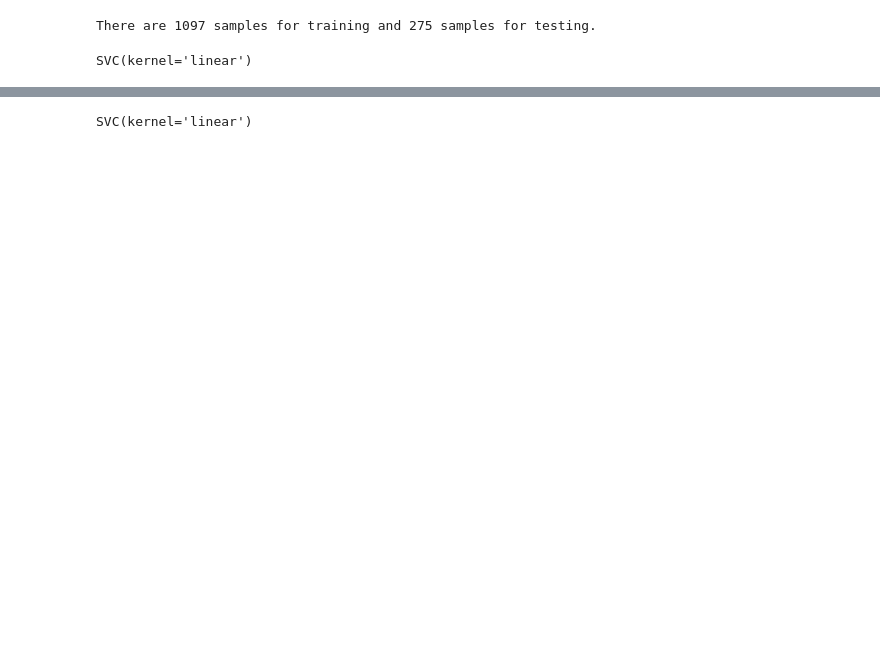
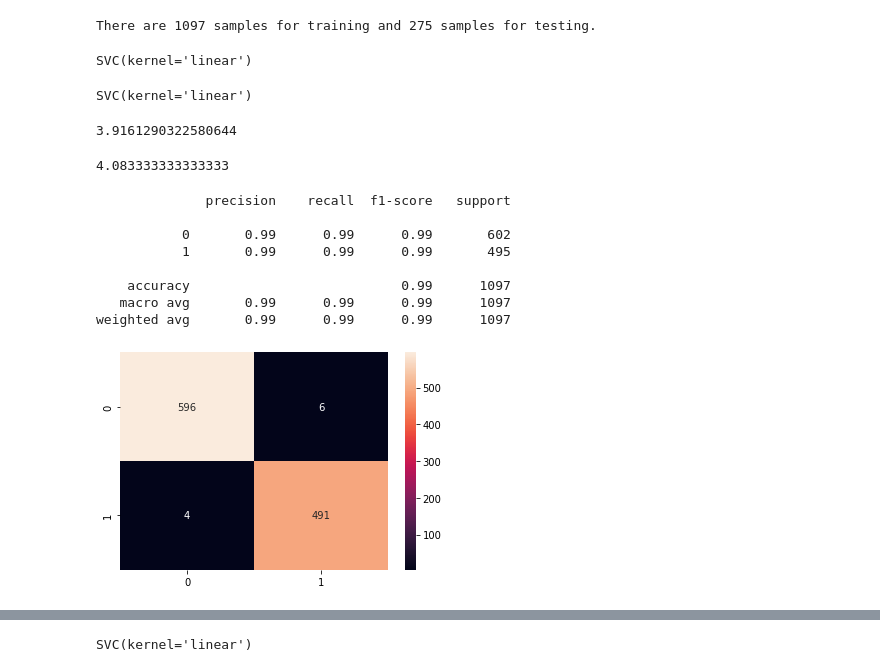
Before and after one commit to cassiasamp/logreg, a Jupyter notebook: notebooks/svm/svm-guide.ipynb, the cells around one changed output, grey strips where cells are left out. Drawn from its saved outputs; the diff is of its cells as text; code cells hidden in the pictures; blank space fills up the shorter version.

```diff
--- a/notebooks/svm/svm-guide.ipynb
+++ b/notebooks/svm/svm-guide.ipynb
@@ -138,5 +145,11 @@ svc = SVC(kernel='linear')
 svc.fit(X_train, y_train)
 # %% [output]
 SVC(kernel='linear')
+# %%
+svc.fit(X_train, y_train)
+# %% [output]
+SVC(kernel='linear')
 # %%
 y_pred = svc.predict(X_test)
+# %%
+y_pred_t = svc.predict(X_train)
@@ -142,0 +158,24 @@ y_pred = svc.predict(X_test)
+# %%
+607/155 #120
+# %% [output]
+3.9161290322580644
+# %%
+490/120
+# %% [output]
+4.083333333333333
+# %%
+from sklearn.metrics import classification_report, confusion_matrix
+cmt = confusion_matrix(y_train,y_pred_t)
+sns.heatmap(cmt, annot=True, fmt='d')
+
+print(classification_report(y_train,y_pred_t))
+# %% [output]
+              precision    recall  f1-score   support
+
+           0       0.99      0.99      0.99       602
+           1       0.99      0.99      0.99       495
+
+    accuracy                           0.99      1097
+   macro avg       0.99      0.99      0.99      1097
+weighted avg       0.99      0.99      0.99      1097
+[figure, added]
```
Also changed, not shown: parts of 22 cells of this notebook.
